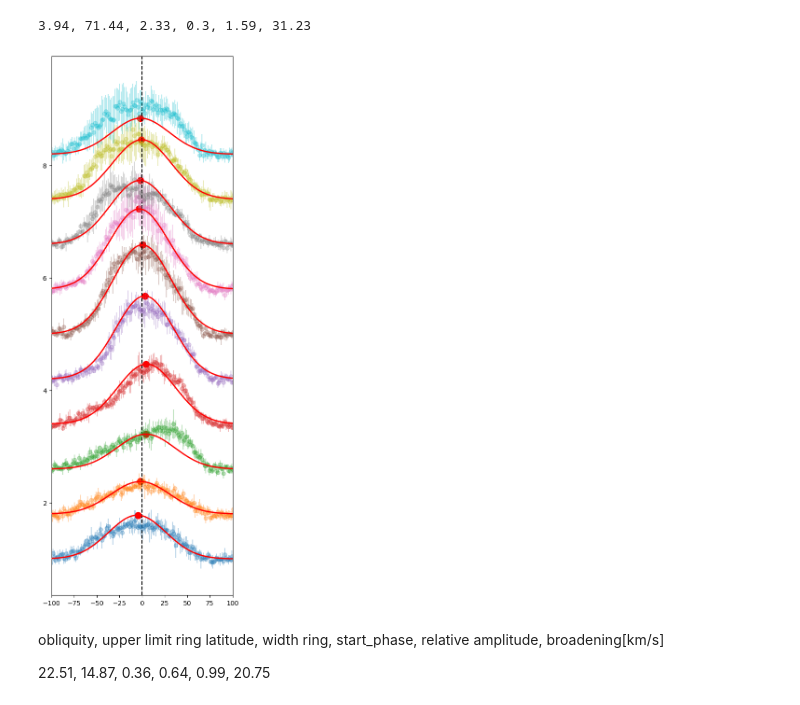
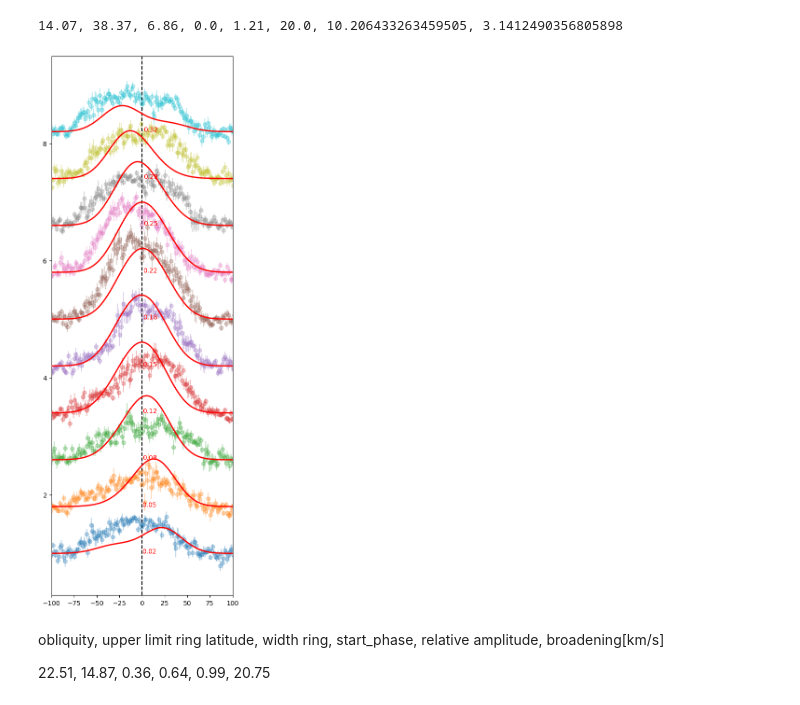
Before and after one commit to ekaterinailin/2024_11_VLT_UVES_BRI, a Jupyter notebook: lean_lsr combined.ipynb, the cells around one changed output. Saved outputs shown, nothing was run; the diff lists cells and outputs as text; code cells hidden in the pictures.

```diff
--- a/lean_lsr combined.ipynb
+++ b/lean_lsr combined.ipynb
@@ -130,0 +132,7 @@ ystds = np.array(ystds)
+# %%
+# for mod in model(vbins, vmids, 14.07, 24.45, 0.68, 0.2, 1.8, 15.99, 1.96783057337233, 1.7728610216685825)[:]:
+#     plt.plot(vmids, mod, c="k" , alpha=0.5)
+off = 0
+for mod in model(vbins, vmids, 0.1, -30, 60, 0., 1.3, 14.97, 1, 0)[:]:
+    plt.plot(vmids, mod+off, c="r" , alpha=0.5)
+    off += 0.5
@@ -165,0 +176,2 @@ sampler.run_mcmc(pos, 5000, progress=True);
+# %%
+sampler.run_mcmc(pos, 10000, progress=True);
@@ -167,7 +215,7 @@ sampler.run_mcmc(pos, 5000, progress=True);
 # plot chains
 fig, axes = plt.subplots(ndim, figsize=(10, 7), sharex=True)
 samples = sampler.get_chain()
-labels = ["imag", "phimax", "dphi", "alpha_0", "ampl", "broaden"]
+labels = ["imag", "phimin", "dphi", "alpha_0", "ampl", "broaden", "amp_cos", "off_cos"]
 for i in range(ndim):
     ax = axes[i]
     ax.plot(samples[:, :, i], "k", alpha=0.3)
@@ -179,9 +227,14 @@ for i in range(ndim):
 # %%
 # corner plot
-labels = ["imag", "phimax", "dphi", "alpha_0", "ampl", "broaden"]
-import corner
-flat_samples = sampler.get_chain(discard=3000, thin=15, flat=True)
+labels = ["imag", "phimin", "dphi", "alpha_0", "ampl", "broaden", "amp_cos", "off_cos"]
+
+flat_samples = sampler.get_chain(discard=12000,
+    # print(len(weights))
+    # print(len(da))
+    # print(weights.shape)
+ thin=15, flat=True)
+flat_samples = flat_samples
+
 fig = corner.corner(
-    flat_samples, labels=labels, truths=initial
-)
+    flat_samples, labels=labels,)
 # %% [output]
@@ -189,30 +244,31 @@ fig = corner.corner(
 # %%
 # plot best fit
-imag, phimax, dphi, alpha_0, ampl, broaden = np.median(flat_samples, axis=0)
+imag, phimax, dphi, alpha_0, ampl, broaden, amp_cos, off_cos = np.median(flat_samples, axis=0)
 v_mids = (vbins[1:] + vbins[:-1]) / 2
-m = model(vbins, vmids, imag, phimax, dphi, alpha_0, ampl, broaden)
+m = model(vbins, vmids, imag, phimax, 15, alpha_0, ampl, broaden,amp_cos*30, off_cos)
 
 plt.figure(figsize=(5, 15))
 
 offset = 0
 for y, std in zip(ys, ystds):
     plt.errorbar(v_mids, y + offset, yerr=std, fmt='o', alpha=0.3)
     offset += .8
 
 offset = 0
-for mod in m:
+for i, mod in enumerate(m):
     plt.plot(v_mids, mod + offset, zorder=100, lw=2, c='r')
     # mark the maximum of the model
-    plt.scatter(v_mids[np.argmax(mod)], np.max(mod) + offset, c='r', s=100)
+    # plt.scatter(v_mids[np.argmax(mod)], np.max(mod) + offset, c='r', s=100)
+    plt.text(alphas_0[i], 1 + offset, f"{alphas_0[i]/np.pi/2:.2f}", c='r')
     offset += .8
 
 plt.xlim(-100,100)
 plt.axvline(0, c='k', ls='--')
 
 
 # round up the values to 2 decimals and print them
 imag, phimax, dphi, alpha_0, ampl, broaden = np.round([imag, phimax, dphi, alpha_0, ampl, broaden], 2)
-print(f"{imag}, {phimax}, {dphi}, {alpha_0}, {ampl}, {broaden}")
+print(f"{imag}, {phimax}, {dphi}, {alpha_0}, {ampl}, {broaden}, {amp_cos}, {off_cos}")
 # %% [output]
-3.94, 71.44, 2.33, 0.3, 1.59, 31.23
+14.07, 38.37, 6.86, 0.0, 1.21, 20.0, 10.206433263459505, 3.1412490356805898
-[figure, old version]
+[figure, new version]
```
Also changed, not shown: parts of 9 cells of this notebook, 3 other files.
